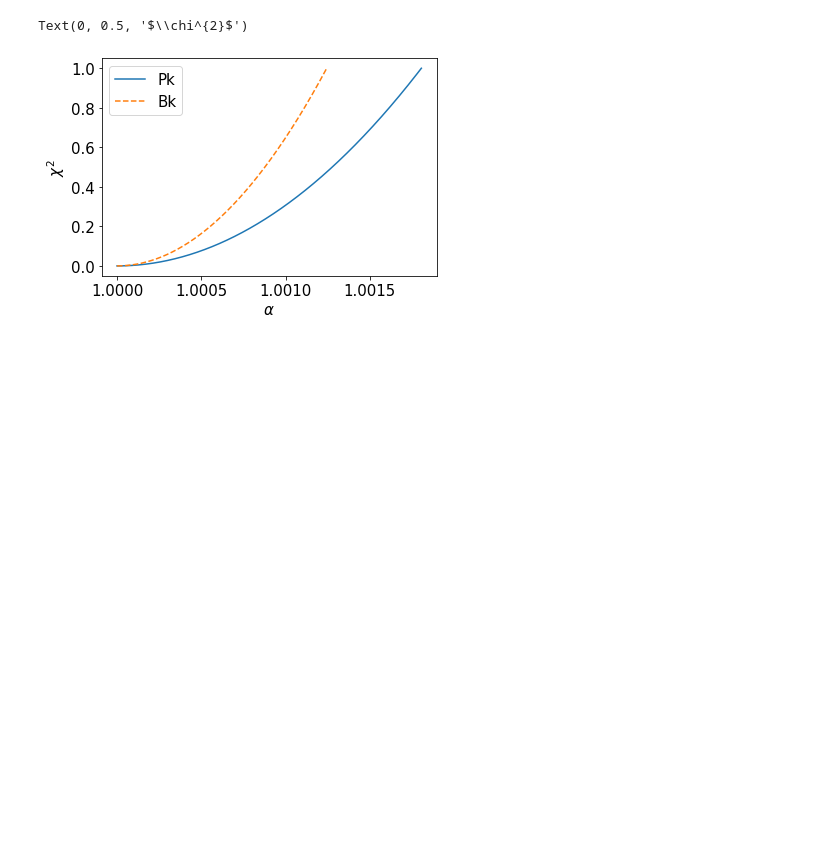
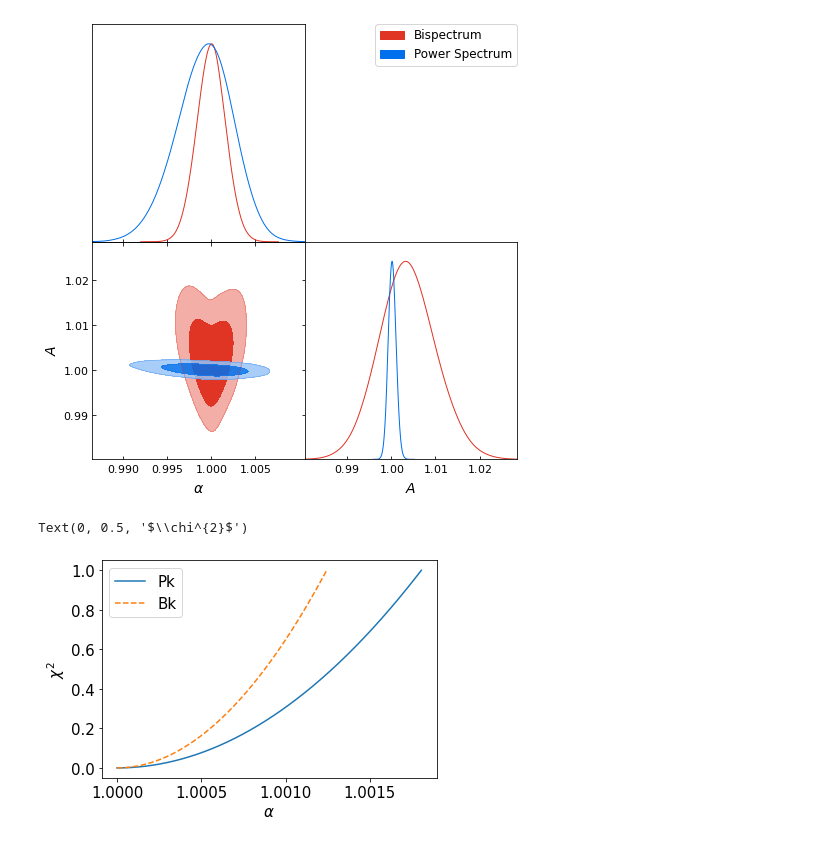
Before and after one commit to mehdirezaie/bispectrum, a Jupyter notebook: alpha_1D.ipynb, the cells around one changed output. Saved outputs shown, nothing was run; the diff lists cells and outputs as text; code cells hidden in the pictures; blank space fills up the shorter version.

```diff
--- a/alpha_1D.ipynb
+++ b/alpha_1D.ipynb
@@ -7,0 +12,10 @@ plt.rc('font', size=15)
+# %%
+def load(filename, label='Power Spectrum'):
+    d_ = np.load(filename)
+    ndim = 2
+    chains = d_['chain'][5000:, :, :].reshape(-1, ndim)
+    names = ["x%s"%i for i in range(ndim)]
+    labels =  [r"\alpha", "A"]
+    samples = MCSamples(samples=chains, names=names, labels=labels, label=label,
+                       settings={'mult_bias_correction_order':0,'smooth_scale_2D':0.3, 'smooth_scale_1D':0.3})
+    return samples
@@ -8,3 +63,9 @@ plt.rc('font', size=15)
+# %%
+# Triangle plot
+g = plots.get_subplot_plotter(width_inch=7)
+g.triangle_plot([mcmc_bk, mcmc_pk], filled=True)
+# %% [output]
+[figure, added]
 # %%
 chi2s = {}
 chi2s['Pk'] = np.loadtxt('pk_chi2.txt').T
```
Also changed, not shown: parts of 7 cells of this notebook, 2 other files.
